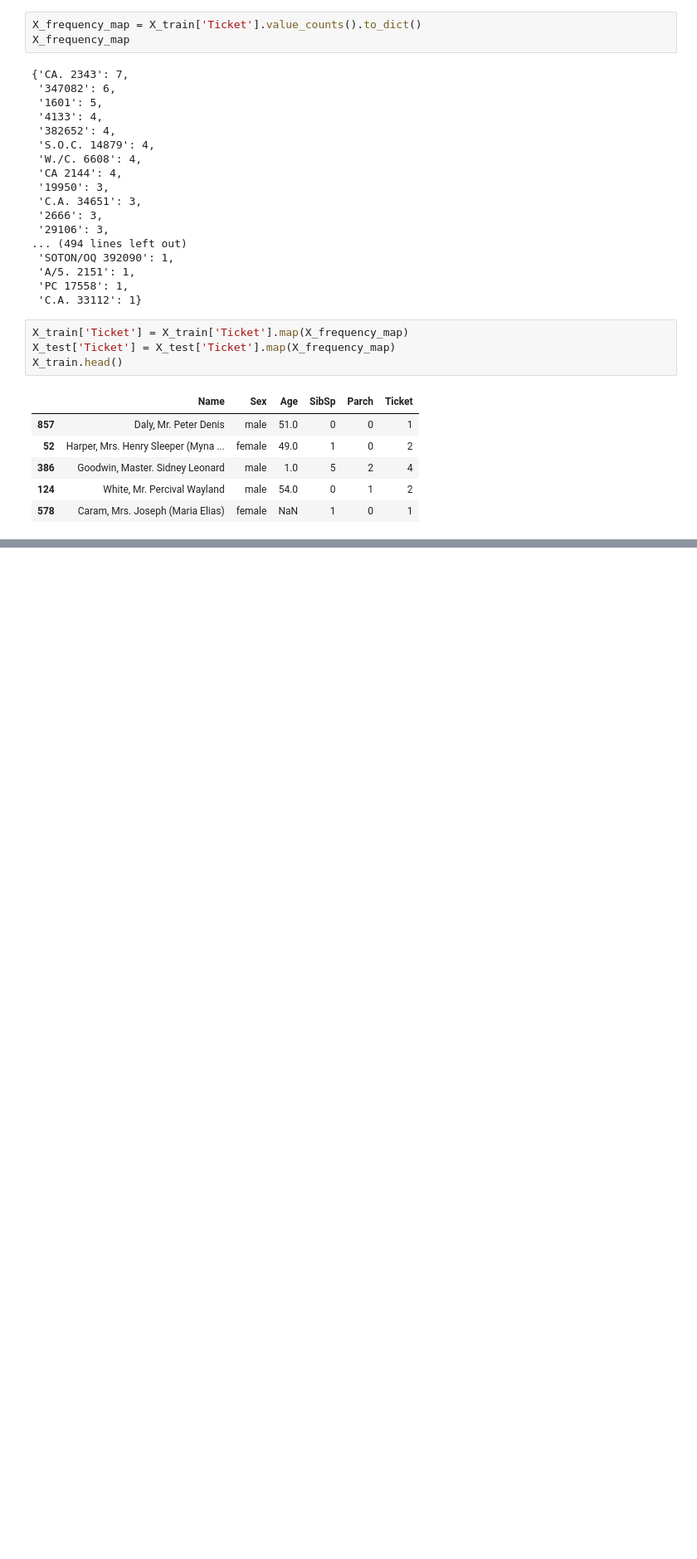
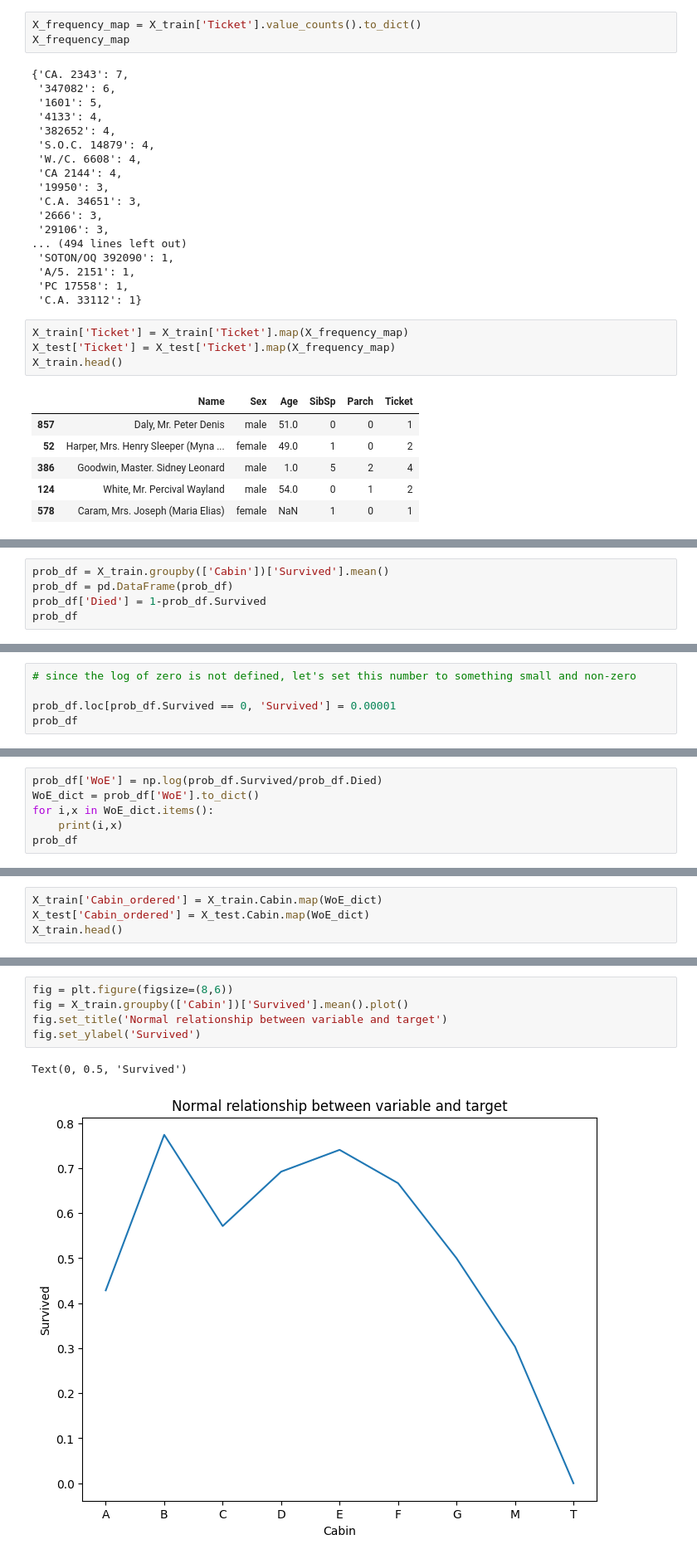
Before and after one commit to theobringino/ds-ai-ml-projects, a Jupyter notebook: learning/week5/feature_engineering_kaggle.ipynb, the cells around one changed output, grey strips where cells are left out. Shown at 83% size. Cells and saved outputs as stored; diff of their text form; blank space fills up the shorter version.

```diff
--- a/learning/week5/feature_engineering_kaggle.ipynb
+++ b/learning/week5/feature_engineering_kaggle.ipynb
@@ -524,0 +679,5 @@ X_train.head()
+# %%
+prob_df = X_train.groupby(['Cabin'])['Survived'].mean()
+prob_df = pd.DataFrame(prob_df)
+prob_df['Died'] = 1-prob_df.Survived
+prob_df
@@ -524,0 +696,5 @@ X_train.head()
+# %%
+# since the log of zero is not defined, let's set this number to something small and non-zero
+
+prob_df.loc[prob_df.Survived == 0, 'Survived'] = 0.00001
+prob_df
@@ -524,0 +713,6 @@ X_train.head()
+# %%
+prob_df['WoE'] = np.log(prob_df.Survived/prob_df.Died)
+WoE_dict = prob_df['WoE'].to_dict()
+for i,x in WoE_dict.items():
+    print(i,x)
+prob_df
@@ -524,0 +740,4 @@ X_train.head()
+# %%
+X_train['Cabin_ordered'] = X_train.Cabin.map(WoE_dict)
+X_test['Cabin_ordered'] = X_test.Cabin.map(WoE_dict)
+X_train.head()
@@ -524,0 +751,8 @@ X_train.head()
+# %%
+fig = plt.figure(figsize=(8,6))
+fig = X_train.groupby(['Cabin'])['Survived'].mean().plot()
+fig.set_title('Normal relationship between variable and target')
+fig.set_ylabel('Survived')
+# %% [output]
+Text(0, 0.5, 'Survived')
+[figure, added]
```
Also changed, not shown: parts of 19 cells of this notebook.
